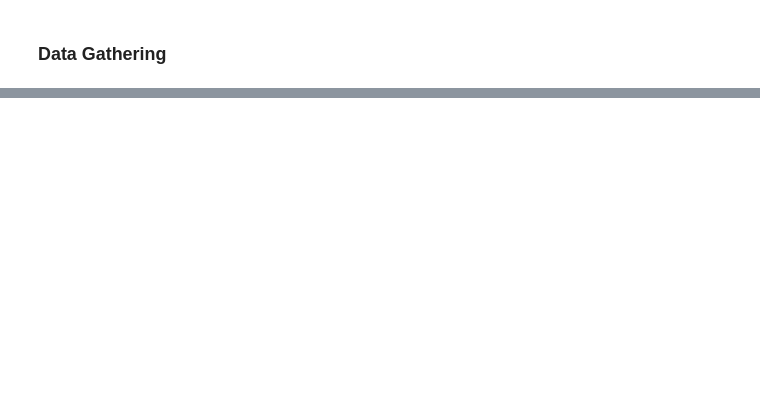
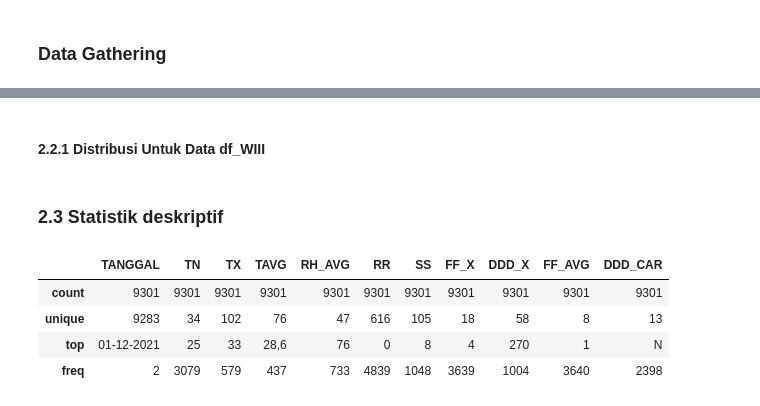
Before and after one commit to WildanFadhilNazaruddin/FraudDetection_CustomerSegmentation_BankML, a Jupyter notebook: notebook/01-praprosesing.ipynb, the cells around one changed output, grey strips where cells are left out. Cells and saved outputs as stored; diff of their text form; code cells hidden in the pictures; blank space fills up the shorter version.

```diff
--- a/notebook/01-praprosesing.ipynb
+++ b/notebook/01-praprosesing.ipynb
@@ -1139,0 +165,13 @@ plt.show()
+# %% [markdown]
+#### 2.2.1 Distribusi Untuk Data df_WIII
+# %% [markdown]
+### 2.3 Statistik deskriptif
+# %%
+# statsistik deskriptif untuk df_bmkg1
+df_bmkg1.describe()
+# %% [output]
+|  | TANGGAL | TN | TX | TAVG | RH_AVG | RR | SS | FF_X | DDD_X | FF_AVG | DDD_CAR |
+| count | 9301 | 9301 | 9301 | 9301 | 9301 | 9301 | 9301 | 9301 | 9301 | 9301 | 9301 |
+| unique | 9283 | 34 | 102 | 76 | 47 | 616 | 105 | 18 | 58 | 8 | 13 |
+| top | 01-12-2021 | 25 | 33 | 28,6 | 76 | 0 | 8 | 4 | 270 | 1 | N |
+| freq | 2 | 3079 | 579 | 437 | 733 | 4839 | 1048 | 3639 | 1004 | 3640 | 2398 |
```
Also changed, not shown: parts of 92 cells of this notebook, 2 other files.
